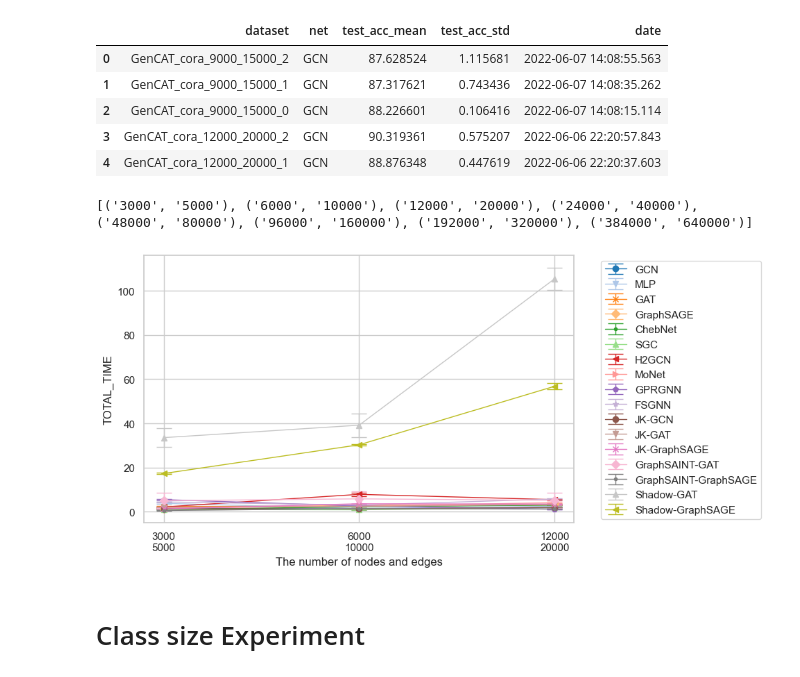
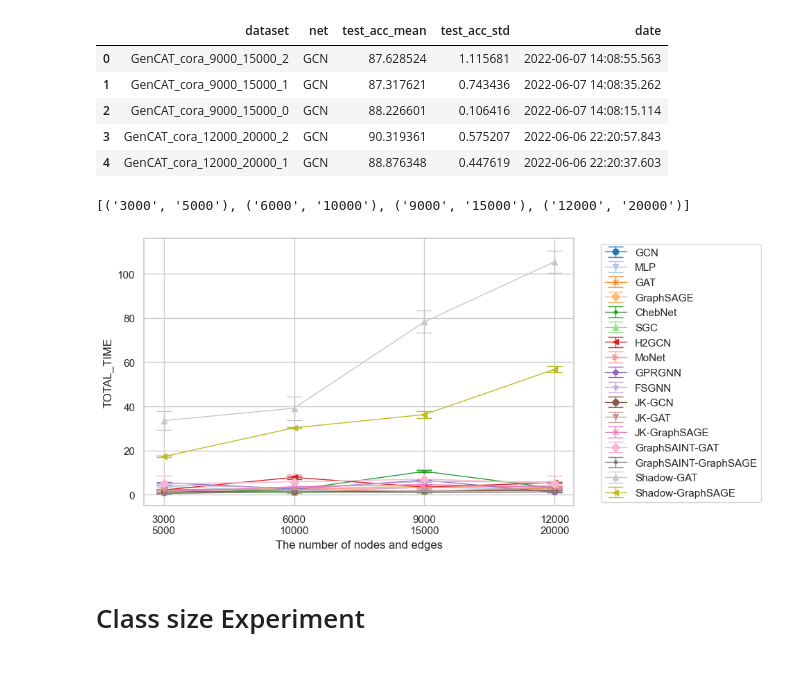
Before and after one commit to seijimaekawa/empirical-study-of-GNNs, a Jupyter notebook: notebooks/final_plots.ipynb, the cells around one changed output. Cells and saved outputs as stored; diff of their text form; code cells hidden in the pictures.

```diff
--- a/notebooks/final_plots.ipynb
+++ b/notebooks/final_plots.ipynb
@@ -325,6 +321,7 @@ df_scalability_node_edge.head()[["dataset", "net", "test_acc_mean", "test_acc_st
 methods = ["GCN", "MLP", "GAT", "GraphSAGE", "ChebNet", "SGC", "H2GCN",
            "MoNet", "GPRGNN", "FSGNN", "JK-GCN", "JK-GAT", "JK-GraphSAGE",
            "GraphSAINT-GAT", "GraphSAINT-GraphSAGE", "Shadow-GAT", "Shadow-GraphSAGE"]
+
 base_dataset = "cora"
 metric = "total_time"
 # ylabel = 'Accuracy (node classfication)'
@@ -332,57 +329,56 @@ ylabel = metric.upper()
 xlabel = "The number of nodes and edges"
 dataframe = df_scalability_node_edge
 
-edge_list = 5000 * (2**np.array(range(8)))  # change edge
+edge_list = [5000, 10000, 15000, 20000]
 edge_list = [str(x) for x in edge_list]
-node_list = 3000 * (2**np.array(range(8)))
+
+node_list = [3000, 6000, 9000, 12000]
 node_list = [str(x) for x in node_list]
-x_list = list(zip(node_list,edge_list))
+x_list = list(zip(node_list, edge_list))
 print(x_list)
 fig = plt.figure(figsize=(8, 5))
 ax = fig.add_subplot(1, 1, 1)
 markers = ['o', 'v', 'x', 'D', ".", "^", "<", ">", "p", "*"]
-markers = markers+markers
+markers = markers + markers
 colors = plt.cm.get_cmap("tab20").colors
 
 for i, method in enumerate(methods):
   tmp = dataframe[dataframe["net"] == method]
-  # tmp = tmp[tmp["dataset"]==f"GenCAT_cora_{x[i]}_0"]
-  # 集約→datasetのiter部分を集計 GenCAT_{dataset}_{para}_{iter}
-  test_acc_mean_list, test_acc_std_list = [],[]
+  test_acc_mean_list, test_acc_std_list = [], []
   for x in x_list:
     tmp_filtered = tmp[tmp["dataset"].str.contains(f"GenCAT_{base_dataset}_{x[0]}_{x[1]}")]
-    if len(tmp_filtered)>0:
+    if len(tmp_filtered) > 0:
       test_acc_mean = (tmp_filtered[f"{metric}_mean"] *
-          tmp_filtered["RPMAX"].astype(int)).sum() / (len(tmp_filtered) * tmp_filtered.head(1)["RPMAX"].astype(int).values[0])
+                       tmp_filtered["RPMAX"].astype(int)).sum() / (len(tmp_filtered) * tmp_filtered.head(1)["RPMAX"].astype(int).values[0])
       test_acc_std = (tmp_filtered[f"{metric}_std"] *
-                  tmp_filtered["RPMAX"].astype(int)).sum() / (len(tmp_filtered) * tmp_filtered.head(1)["RPMAX"].astype(int).values[0])
-      if test_acc_mean==0:
+                      tmp_filtered["RPMAX"].astype(int)).sum() / (len(tmp_filtered) * tmp_filtered.head(1)["RPMAX"].astype(int).values[0])
+      if test_acc_mean == 0:
         test_acc_mean = np.nan
     else:
       test_acc_mean = np.nan
       test_acc_std = np.nan
     test_acc_mean_list.append(test_acc_mean)
     test_acc_std_list.append(test_acc_std)
   # print(method, test_acc_mean_list, test_acc_std_list)
   x_list_ = [f"{x_[0]}\n{x_[1]}" for x_ in x_list]
   ax.errorbar(
       x_list_,
       test_acc_mean_list,
       yerr=test_acc_std_list,
       marker=markers[i],
       label=method,
       capthick=1,
       capsize=8,
       lw=1,
       color=colors[i])
 
 ax.set_xlabel(xlabel)
 ax.set_ylabel(ylabel)
 ax.legend(ncol=1, bbox_to_anchor=(1.05, 1), loc='upper left')
 plt.show()
 # %% [output]
-[('3000', '5000'), ('6000', '10000'), ('12000', '20000'), ('24000', '40000'), ('48000', '80000'), ('96000', '160000'), ('192000', '320000'), ('384000', '640000')]
+[('3000', '5000'), ('6000', '10000'), ('9000', '15000'), ('12000', '20000')]
-[figure, old version]
+[figure, new version]
 # %% [markdown]
 # Class size Experiment
 # %%
```
Also changed, not shown: parts of 6 cells of this notebook.
